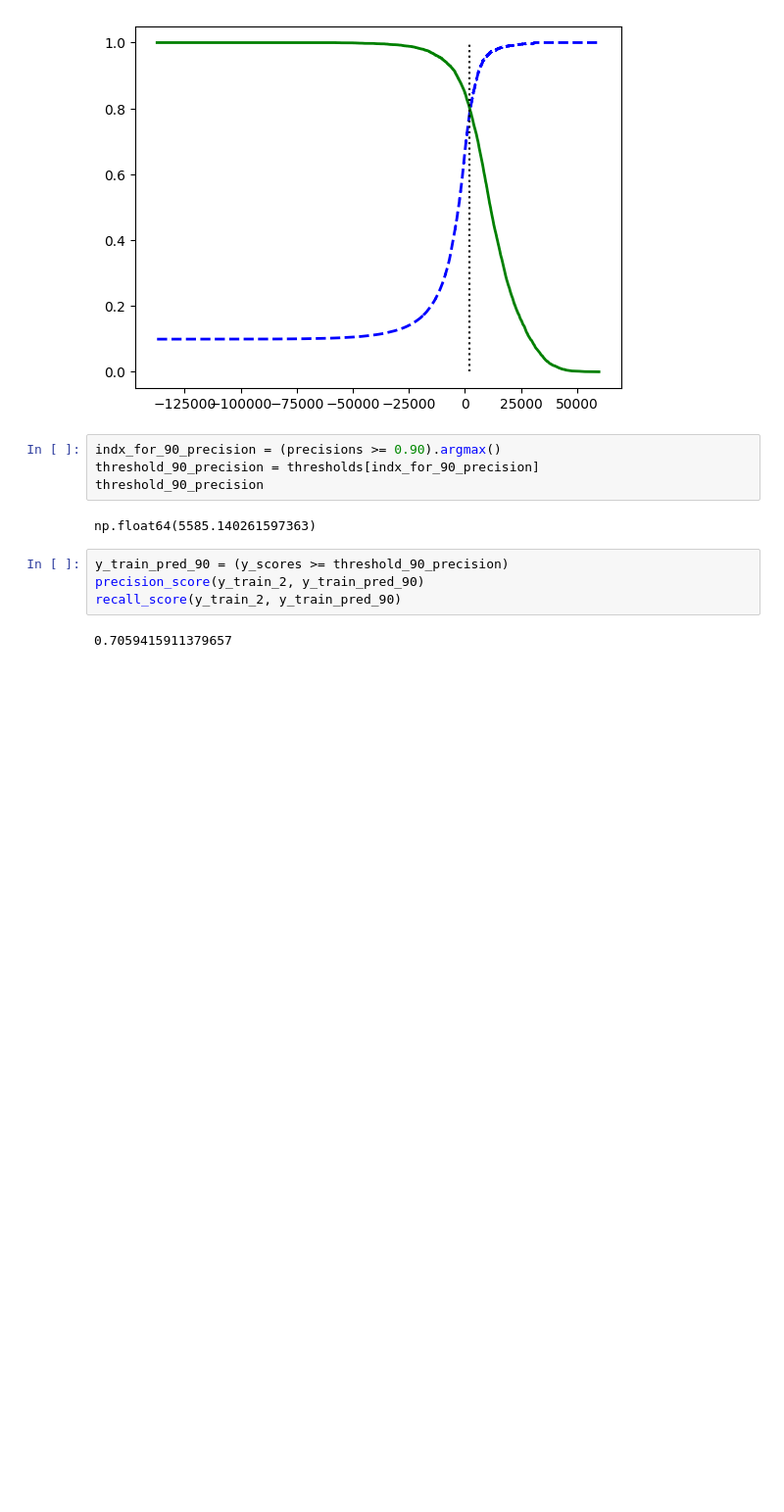
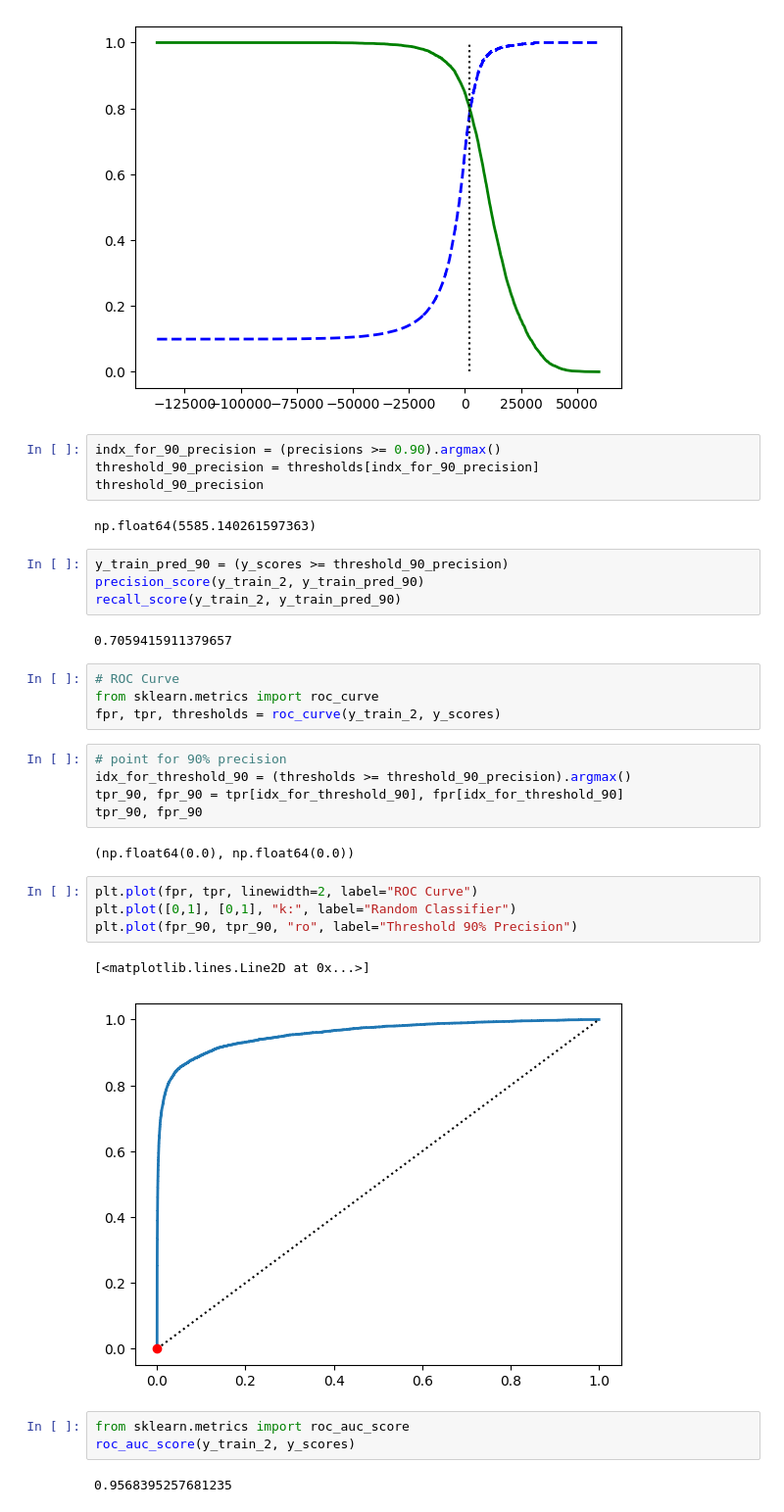
Before and after one commit to anushriiverse/Number_images_prediction, a Jupyter notebook: main.ipynb, the cells around one changed output. Shown at 98% size. Cells and saved outputs as stored; diff of their text form; blank space fills up the shorter version.

```diff
--- a/main.ipynb
+++ b/main.ipynb
@@ -155,3 +155,26 @@ precision_score(y_train_2, y_train_pred_90)
 recall_score(y_train_2, y_train_pred_90)
 # %% [output]
 0.7059415911379657
+# %%
+# ROC Curve
+from sklearn.metrics import roc_curve
+fpr, tpr, thresholds = roc_curve(y_train_2, y_scores)
+# %%
+# point for 90% precision
+idx_for_threshold_90 = (thresholds >= threshold_90_precision).argmax()
+tpr_90, fpr_90 = tpr[idx_for_threshold_90], fpr[idx_for_threshold_90]
+tpr_90, fpr_90
+# %% [output]
+(np.float64(0.0), np.float64(0.0))
+# %%
+plt.plot(fpr, tpr, linewidth=2, label="ROC Curve")
+plt.plot([0,1], [0,1], "k:", label="Random Classifier")
+plt.plot(fpr_90, tpr_90, "ro", label="Threshold 90% Precision")
+# %% [output]
+[<matplotlib.lines.Line2D at 0x...>]
+[figure, added]
+# %%
+from sklearn.metrics import roc_auc_score
+roc_auc_score(y_train_2, y_scores)
+# %% [output]
+0.9568395257681235
```
Also changed, not shown: parts of 1 cell of this notebook.
